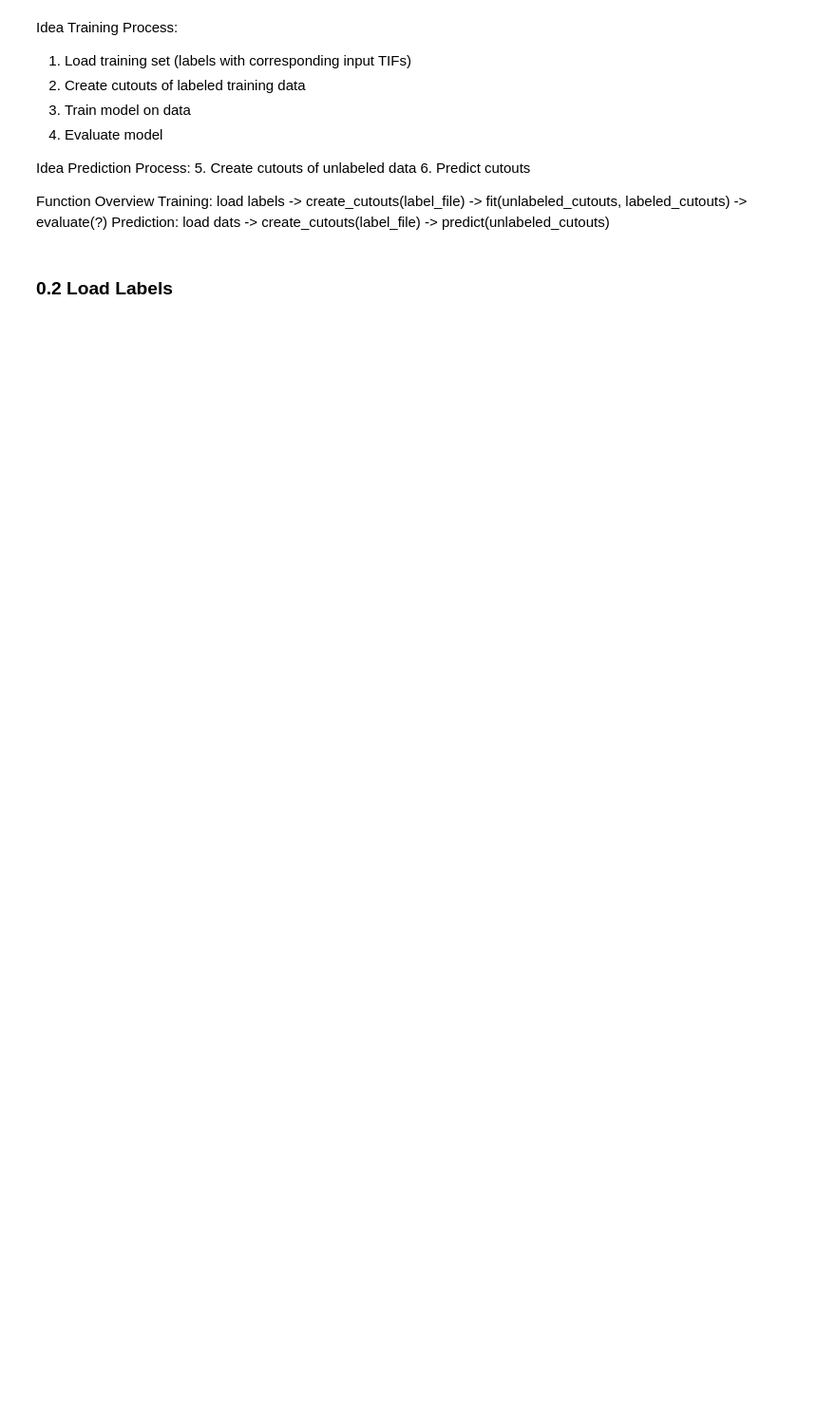
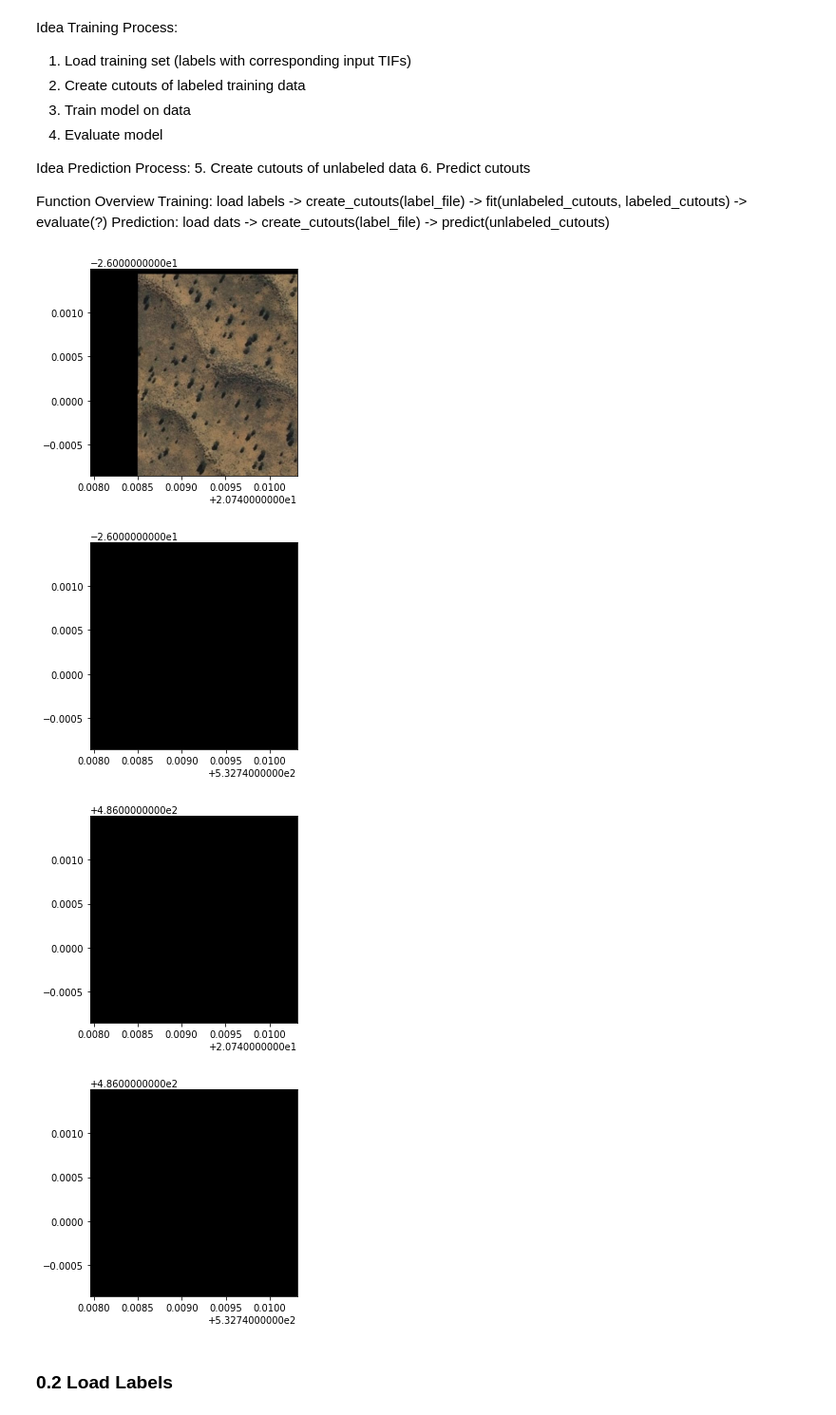
Before and after one commit to lgiesen/DL-Semantic-Segmentation-of-Tree-Stock-in-South-Africa-Using-Satellite-Images, a Jupyter notebook: main.ipynb, the cells around one changed output. Shown at 95% size. Saved outputs shown, nothing was run; the diff lists cells and outputs as text; code cells hidden in the pictures; blank space fills up the shorter version.

Commit message:
feat: :bug: loop over image with cutouts - still buggy

```diff
--- a/main.ipynb
+++ b/main.ipynb
@@ -207,3 +213,12 @@ def load_tif(label_files: list = None, subdivide_img: bool = False):
+# %%
+for img_y in range(2):
+    for img_x in range(2):
+        preview_tif(cutouts_path + "2620BB_2016-{}-{}.tif".format(img_x, img_y))
+# %% [output]
+[figure, added]
+[figure, added]
+[figure, added]
+[figure, added]
 # %% [markdown]
 ### 0.2 Load Labels
 # %%
```
Also changed, not shown: parts of 9 cells of this notebook.
